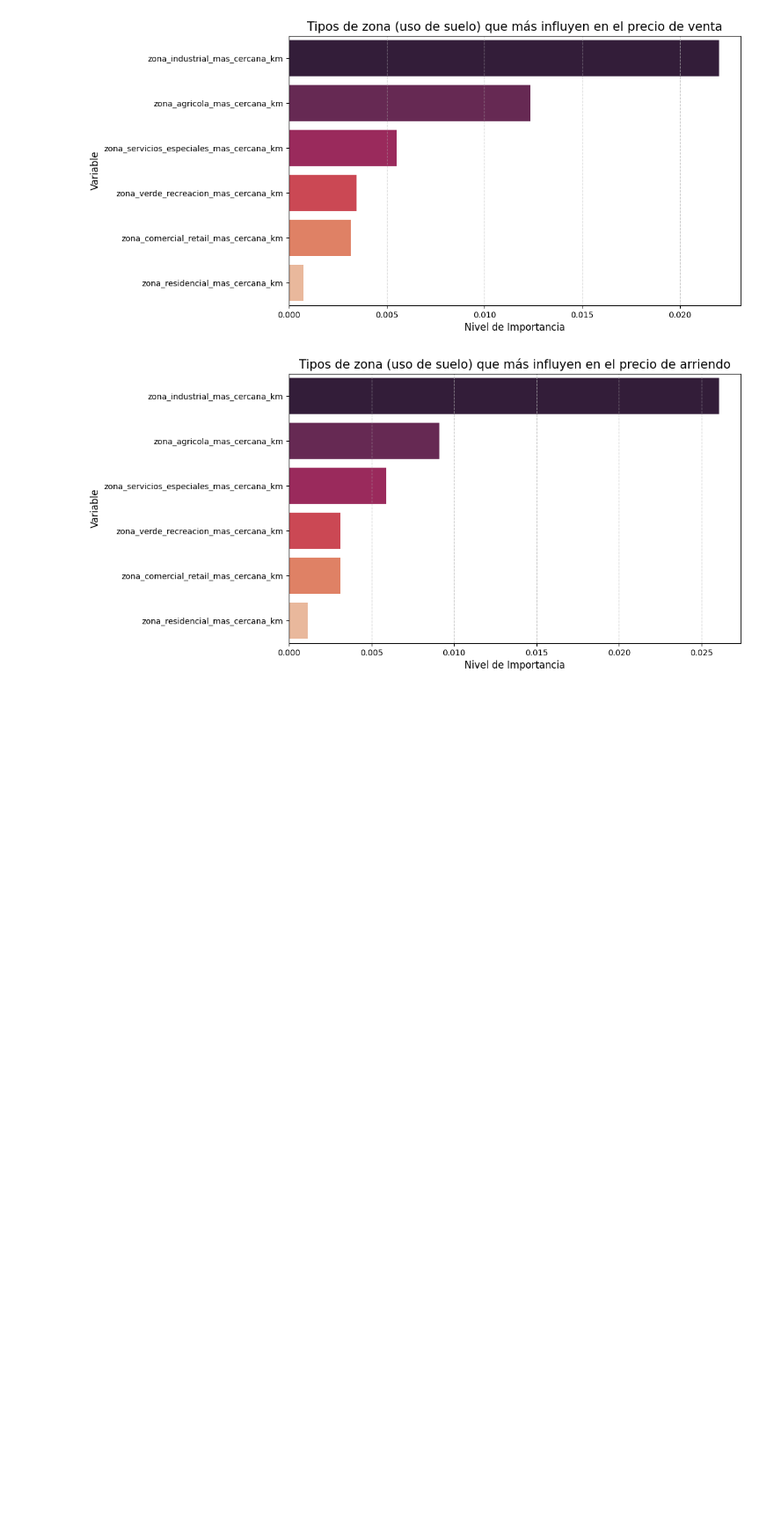
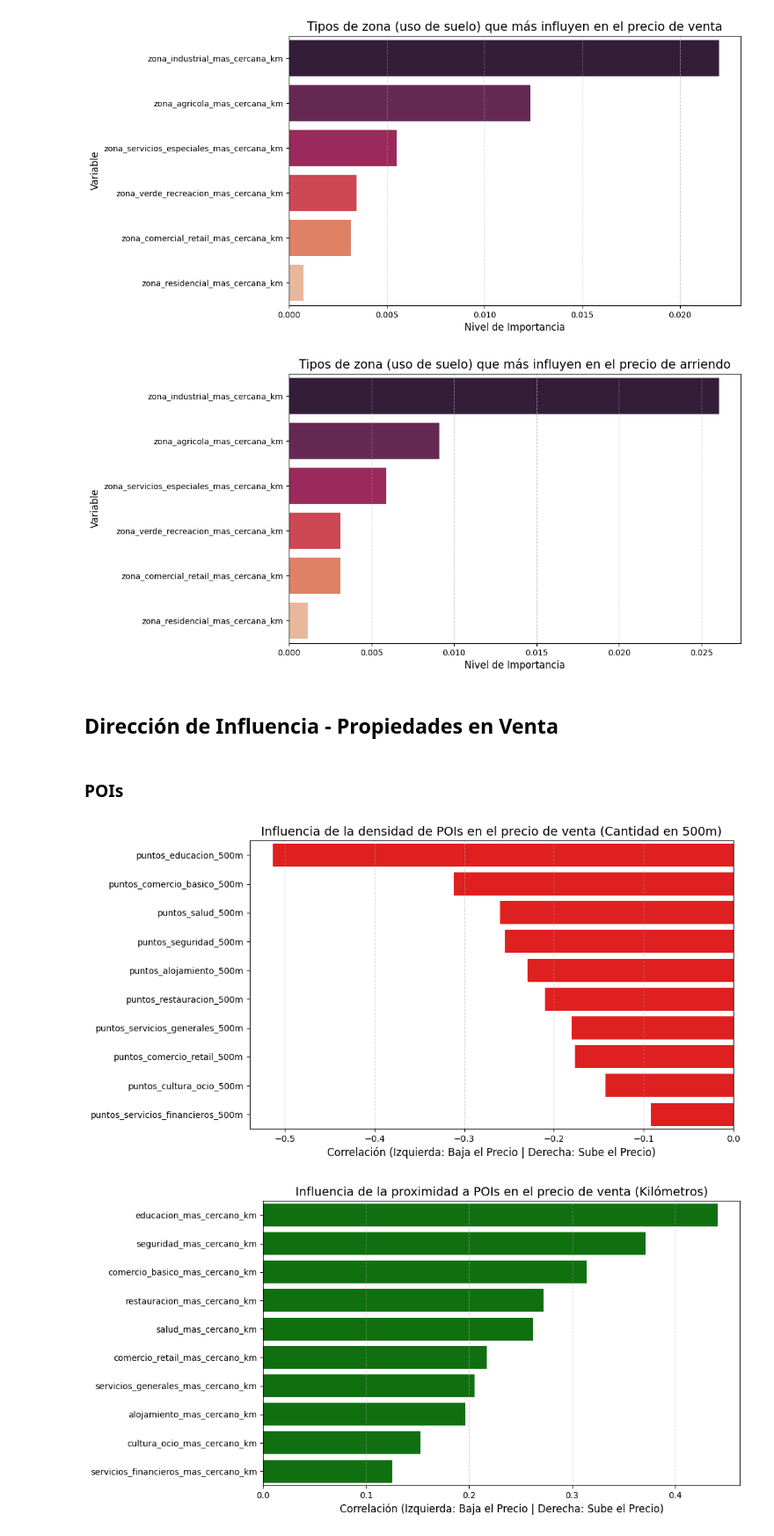
Before and after one commit to IgnOsorioo/Proyecto_IMT2200, a Jupyter notebook: repositorio_final.ipynb, the cells around one changed output. Shown at 88% size. Cells and saved outputs as stored; diff of their text form; code cells hidden in the pictures; blank space fills up the shorter version.

Commit message:
Gráficos

```diff
--- a/repositorio_final.ipynb
+++ b/repositorio_final.ipynb
@@ -660,3 +660,5 @@ plt.grid(axis = "x", linestyle = "--", alpha = 0.6)
 plt.show()
 # %% [output]
 [figure]
+# %% [markdown]
+## Dirección de Influencia - Propiedades en Venta
@@ -662,0 +689,33 @@ plt.show()
+# %% [markdown]
+### POIs
+# %%
+#1. Definimos las palabras clave de POIs
+keywords_pois = [
+    "salud", "educacion", "comercio", "restauracion",
+    "cultura", "financieros", "generales", "seguridad", "alojamiento"
+]
+
+#2. Filtramos y separamos las columnas
+col_todas_pois_venta = [col for col in X_train_venta.columns if any(k in col for k in keywords_pois)]
+
+# Grupo A: Cantidad (puntos_..._500m)
+cols_cantidad_pois_venta = [col for col in col_todas_pois_venta if "puntos_" in col]
+
+# Grupo B: Distancia (..._mas_cercano_km)
+cols_distancia_pois_venta = [col for col in col_todas_pois_venta if "mas_cercano_km" in col]
+
+#3. Generamos los dos gráficos
+graficar_subgrupo(
+    X_train_venta, y_train_venta,
+    cols_cantidad_pois_venta,
+    "Influencia de la densidad de POIs en el precio de venta (Cantidad en 500m)"
+)
+
+graficar_subgrupo(
+    X_train_venta, y_train_venta,
+    cols_distancia_pois_venta,
+    "Influencia de la proximidad a POIs en el precio de venta (Kilómetros)"
+)
+# %% [output]
+[figure, added]
+[figure, added]
```
Also changed, not shown: parts of 17 cells of this notebook, 27 other files.
